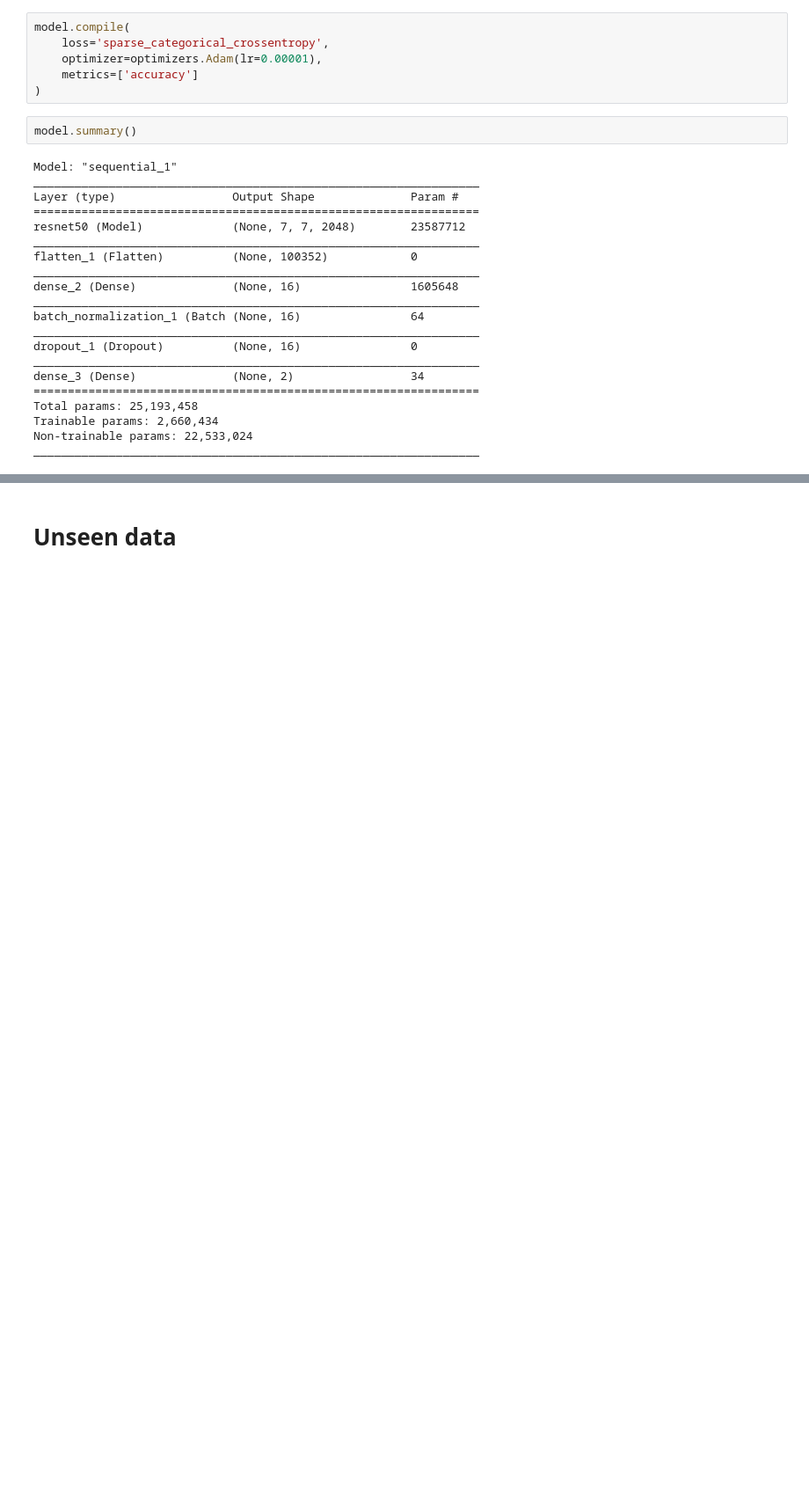
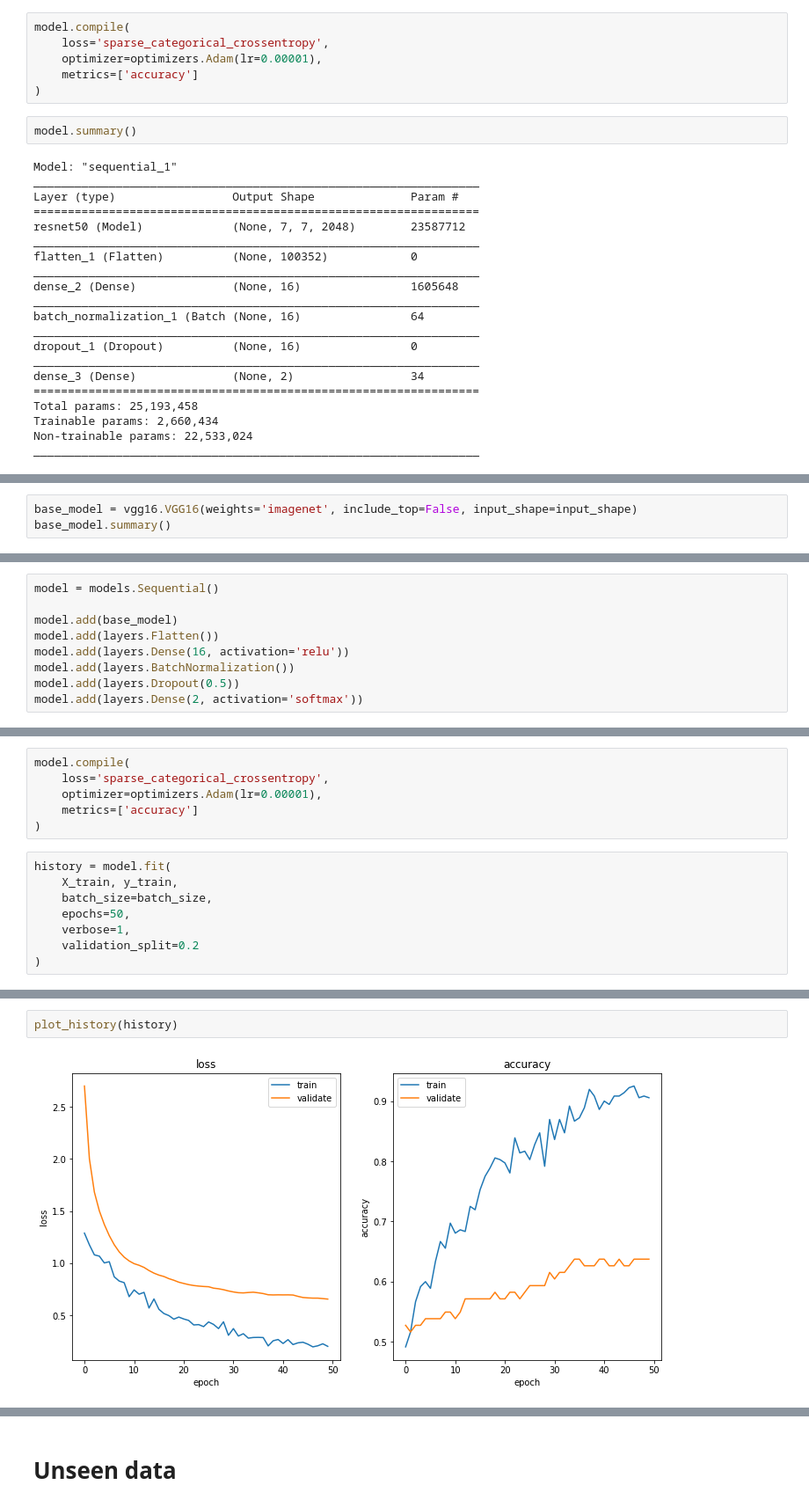
Before and after one commit to GerardWalsh/car-dataset, a Jupyter notebook: golf_classifier.ipynb, the cells around one changed output, grey strips where cells are left out. Shown at 88% size. Drawn from its saved outputs; the diff is of its cells as text; blank space fills up the shorter version.

Commit message:
Update notebook with VGG model

```diff
--- a/golf_classifier.ipynb
+++ b/golf_classifier.ipynb
@@ -436,0 +411,3 @@ Test loss     = 0.435580
+# %%
+base_model = vgg16.VGG16(weights='imagenet', include_top=False, input_shape=input_shape)
+base_model.summary()
@@ -436,0 +432,9 @@ Test loss     = 0.435580
+# %%
+model = models.Sequential()
+
+model.add(base_model)
+model.add(layers.Flatten())
+model.add(layers.Dense(16, activation='relu'))
+model.add(layers.BatchNormalization())
+model.add(layers.Dropout(0.5))
+model.add(layers.Dense(2, activation='softmax'))
@@ -436,0 +489,14 @@ Test loss     = 0.435580
+# %%
+model.compile(
+    loss='sparse_categorical_crossentropy',
+    optimizer=optimizers.Adam(lr=0.00001),
+    metrics=['accuracy']
+)
+# %%
+history = model.fit(
+    X_train, y_train,
+    batch_size=batch_size,
+    epochs=50,
+    verbose=1,
+    validation_split=0.2
+)
@@ -436,0 +521,4 @@ Test loss     = 0.435580
+# %%
+plot_history(history)
+# %% [output]
+[figure, added]
```
Also changed, not shown: parts of 44 cells of this notebook.
